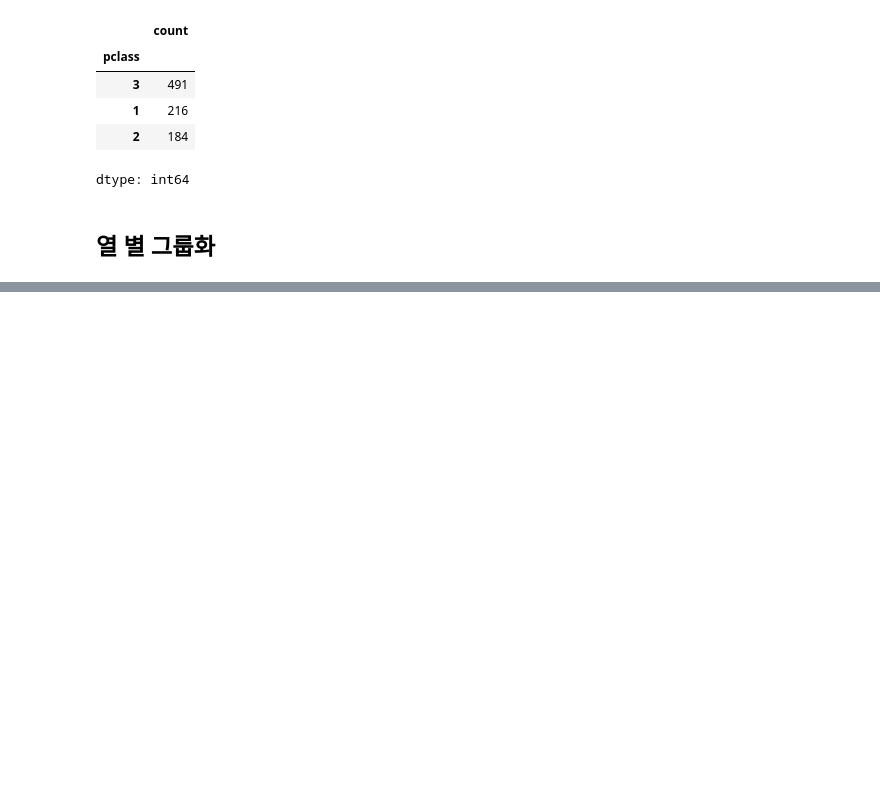
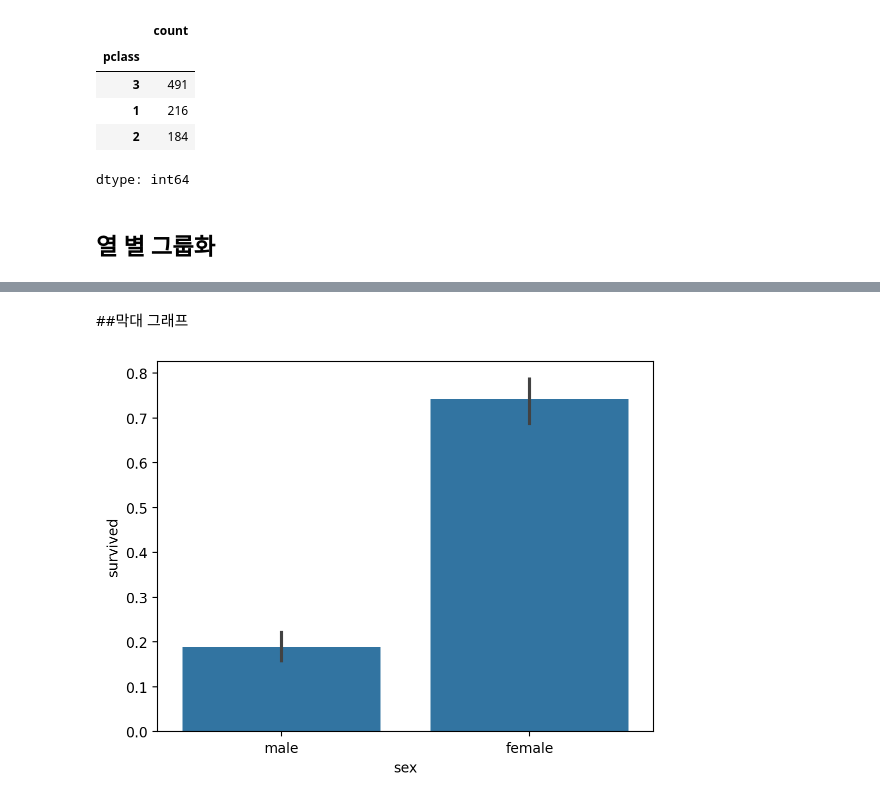
Before and after one commit to kihyuk-1/2025-1-myclass-BDA, a Jupyter notebook: inclass/04w_B_wed_0326_dataframe_application_ipynb의_사본.ipynb, the cells around one changed output, grey strips where cells are left out. Saved outputs shown, nothing was run; the diff lists cells and outputs as text; code cells hidden in the pictures; blank space fills up the shorter version.

```diff
--- a/inclass/04w_B_wed_0326_dataframe_application_ipynb의_사본.ipynb
+++ b/inclass/04w_B_wed_0326_dataframe_application_ipynb의_사본.ipynb
@@ -502,0 +551,6 @@ dtype: int64
+# %% [markdown]
+##막대 그래프
+# %%
+sns.barplot(data=ttn, x="sex", y="survived"); # 높이: 평균
+# %% [output]
+[figure, added]
```
Also changed, not shown: parts of 83 cells of this notebook.
